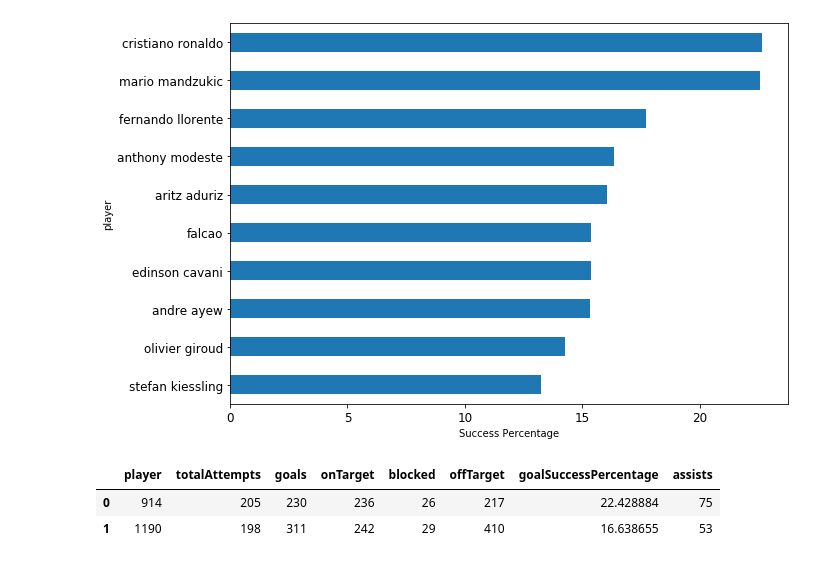
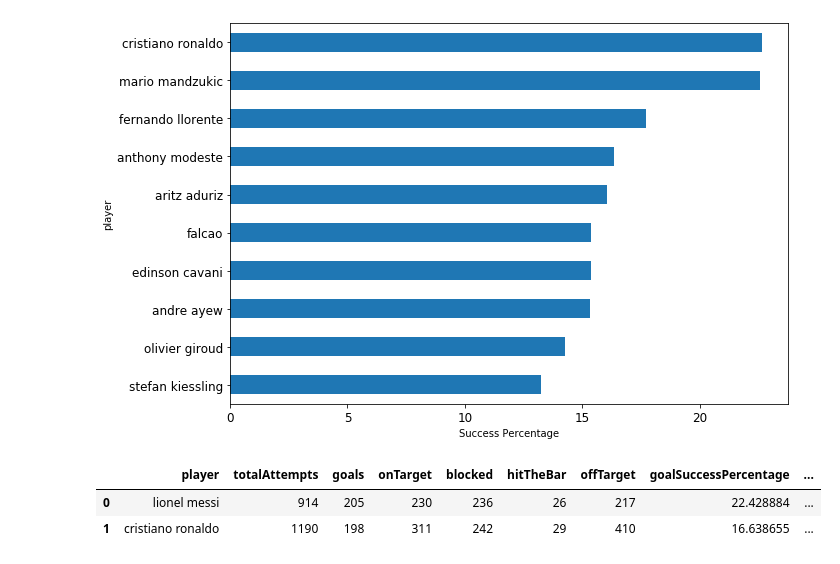
Before and after one commit to alesalsa10/Soccer_Events_Analysis, a Jupyter notebook: SocerStats.ipynb, the cells around one changed output. Saved outputs shown, nothing was run; the diff lists cells and outputs as text; code cells hidden in the pictures.

```diff
--- a/SocerStats.ipynb
+++ b/SocerStats.ipynb
@@ -79,9 +79,9 @@ ax.invert_yaxis()
 # %% [output]
 [figure]
 # %%
-messiRonaldo = pd.read_csv("C:/Users/alesa/OneDrive/Documents/messiRonaldo.csv", header = None, names = ['player', 'totalAttempts', 'goals', 'onTarget', 'blocked', 'offTarget', 'goalSuccessPercentage', 'assists' ])
+messiRonaldo = pd.read_csv("C:/Users/alesa/OneDrive/Documents/messiRonaldo.csv", header = None, names = ['player', 'totalAttempts', 'goals', 'onTarget', 'blocked', 'hitTheBar','offTarget', 'goalSuccessPercentage', 'assists' ])
 messiRonaldo.head()
 # %% [output]
-|  | player | totalAttempts | goals | onTarget | blocked | offTarget | goalSuccessPercentage | assists |
-| 0 | 914 | 205 | 230 | 236 | 26 | 217 | 22.428884 | 75 |
-| 1 | 1190 | 198 | 311 | 242 | 29 | 410 | 16.638655 | 53 |
+|  | player | totalAttempts | goals | onTarget | blocked | hitTheBar | offTarget | goalSuccessPercentage | ... |
+| 0 | lionel messi | 914 | 205 | 230 | 236 | 26 | 217 | 22.428884 | ... |
+| 1 | cristiano ronaldo | 1190 | 198 | 311 | 242 | 29 | 410 | 16.638655 | ... |
```
Also changed, not shown: parts of 3 cells of this notebook.
